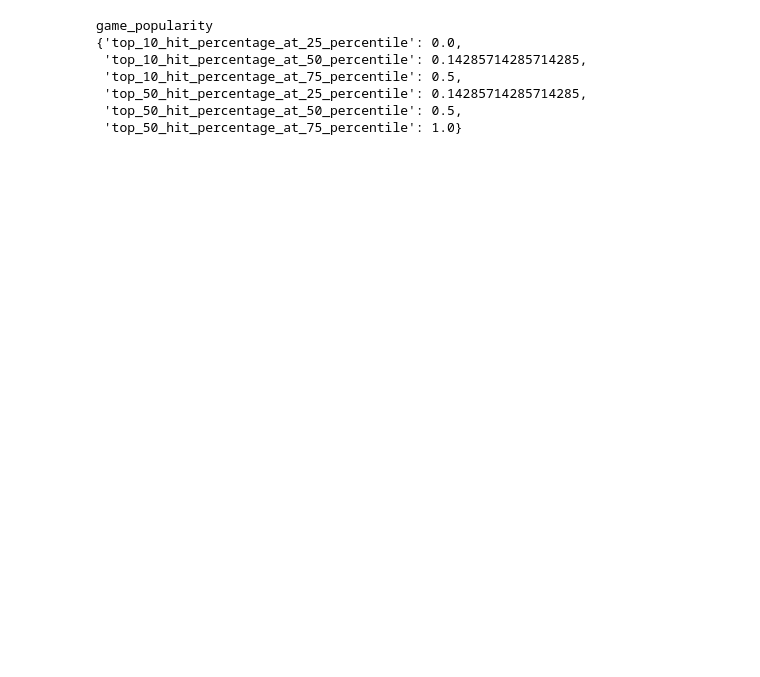
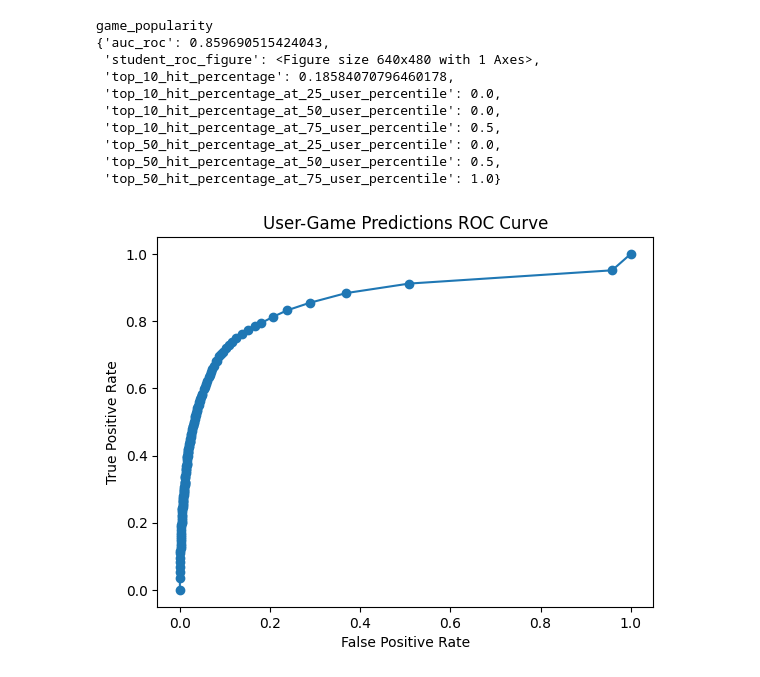
Before and after one commit to GitHubNoskcaj211/ml-projects-project, a Jupyter notebook: evaluation/test_evaluation.ipynb, the cells around one changed output. Cells and saved outputs as stored; diff of their text form; code cells hidden in the pictures; blank space fills up the shorter version.

```diff
--- a/evaluation/test_evaluation.ipynb
+++ b/evaluation/test_evaluation.ipynb
@@ -76,20 +88,26 @@ common_neighbors
 # %%
-evaluator.reset_metrics()
-evaluator.predict_for_all_users(data_loader, popularity_model)
+evaluator.reset(popularity_model)
 evaluator.compute_top_N_hit_percentage_at_user_percentile(10, 75)
 evaluator.compute_top_N_hit_percentage_at_user_percentile(10, 50)
 evaluator.compute_top_N_hit_percentage_at_user_percentile(10, 25)
 evaluator.compute_top_N_hit_percentage_at_user_percentile(50, 75)
 evaluator.compute_top_N_hit_percentage_at_user_percentile(50, 50)
 evaluator.compute_top_N_hit_percentage_at_user_percentile(50, 25)
+evaluator.compute_top_N_hit_percentage(10)
+evaluator.plot_roc_curve()
+evaluator.compute_auc_roc()
 print(popularity_model.name())
 pprint(evaluator.metrics)
 print()
 # %% [output]
 game_popularity
-{'top_10_hit_percentage_at_25_percentile': 0.0,
- 'top_10_hit_percentage_at_50_percentile': 0.14285714285714285,
- 'top_10_hit_percentage_at_75_percentile': 0.5,
- 'top_50_hit_percentage_at_25_percentile': 0.14285714285714285,
- 'top_50_hit_percentage_at_50_percentile': 0.5,
- 'top_50_hit_percentage_at_75_percentile': 1.0}
+{'auc_roc': 0.859690515424043,
+ 'student_roc_figure': <Figure size 640x480 with 1 Axes>,
+ 'top_10_hit_percentage': 0.18584070796460178,
+ 'top_10_hit_percentage_at_25_user_percentile': 0.0,
+ 'top_10_hit_percentage_at_50_user_percentile': 0.0,
+ 'top_10_hit_percentage_at_75_user_percentile': 0.5,
+ 'top_50_hit_percentage_at_25_user_percentile': 0.0,
+ 'top_50_hit_percentage_at_50_user_percentile': 0.5,
+ 'top_50_hit_percentage_at_75_user_percentile': 1.0}
+[figure, added]
```
Also changed, not shown: parts of 3 cells of this notebook, 7 other files.
